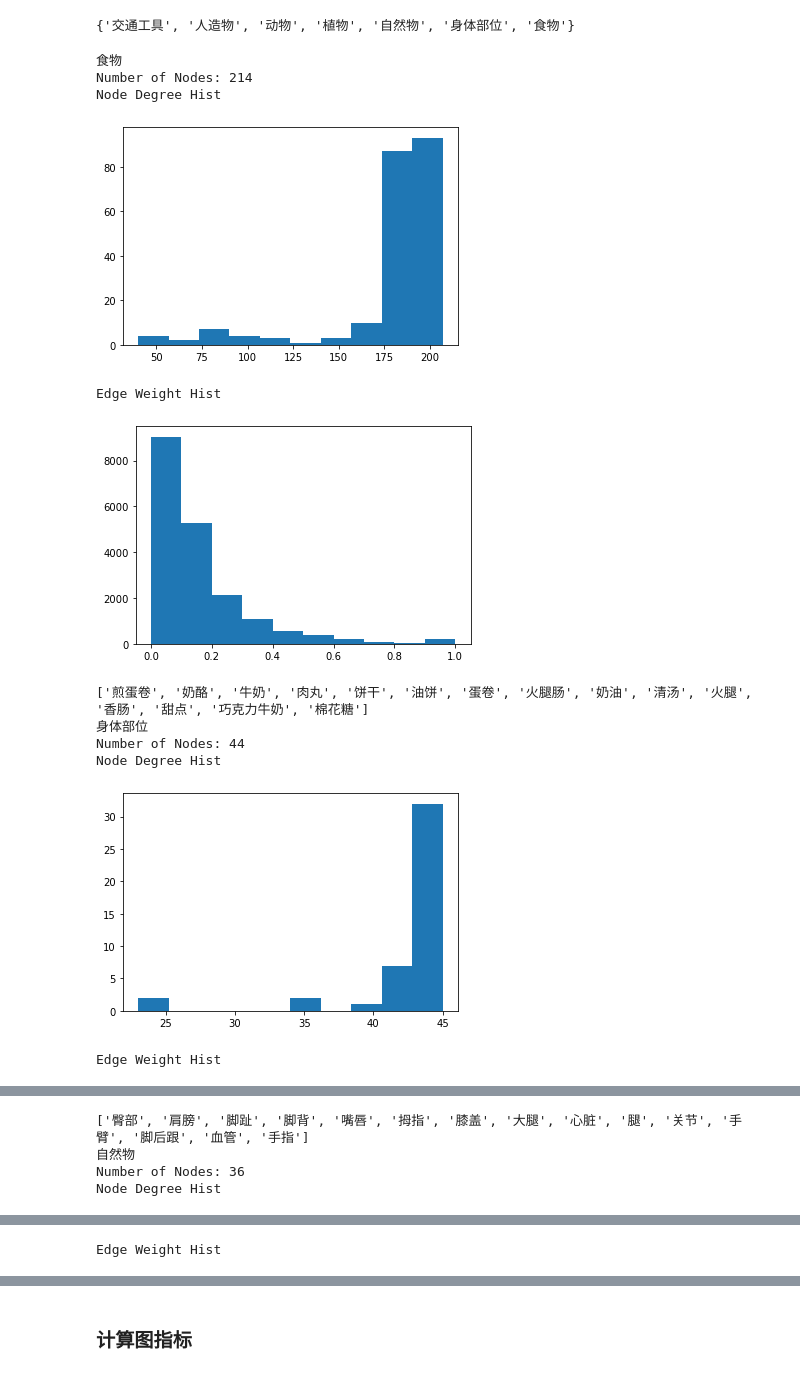
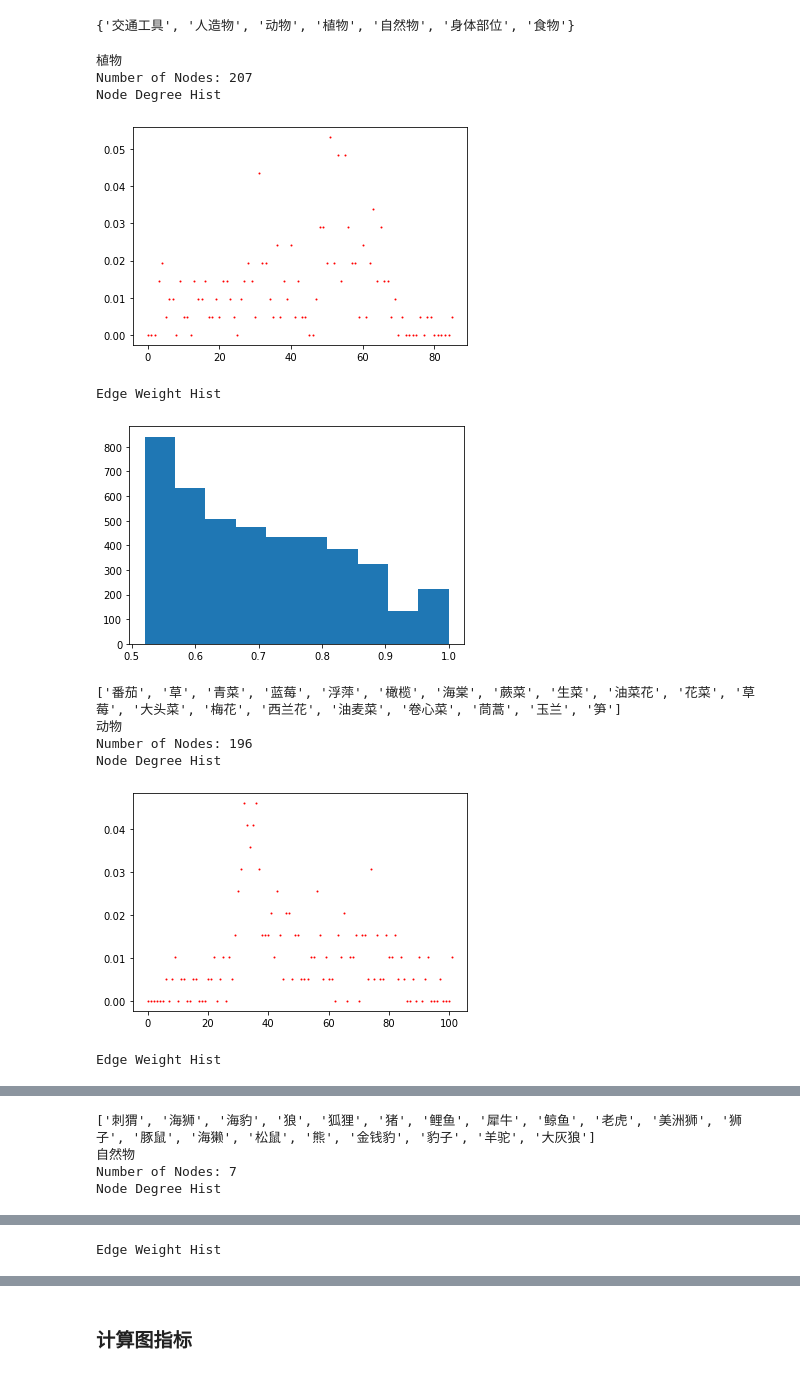
Before and after one commit to JoseZhangSH/SemanticNetwork_DataAnalysis, a Jupyter notebook: data/Data Processing.ipynb, the cells around one changed output, grey strips where cells are left out. Drawn from its saved outputs; the diff is of its cells as text; code cells hidden in the pictures.

```diff
--- a/data/Data Processing.ipynb
+++ b/data/Data Processing.ipynb
@@ -174,15 +275,15 @@ def get_children(df, row_name):
 ## 导入完整的概念-特征网络
 
 # 导入concept-feature 连接数据
-df_rel_raw = pd.read_csv('00_Raw Data/All concepts and features.csv')
+# df_rel_raw = pd.read_csv('00_Raw Data/All concepts and features.csv')
 
-# 导入concept 节点属性数据
-df_concept_info = pd.read_csv('00_Raw Data/CCFD_concept_info.csv')
+# # 导入concept 节点属性数据
+# df_concept_info = pd.read_csv('00_Raw Data/CCFD_concept_info.csv')
 
-# join 成一张表
-df_complete = df_rel_raw.join(df_concept_info.set_index('Id'), on='Concept').drop(["Unnamed: 4", "Label", "concept", "superior category", "subcategory"], axis=1)
-df_complete.to_csv('01_Processed Data/Complete-Data.csv',index=False)
+# # join 成一张表
+# df_complete = df_rel_raw.join(df_concept_info.set_index('Id'), on='Concept').drop(["Unnamed: 4", "Label", "concept", "superior category", "subcategory"], axis=1)
+# df_complete.to_csv('01_Processed Data/Complete-Data.csv',index=False)
 
-# # 读取已经处理好的完整语义网络数据
-# df_complete = pd.read_csv('01_Processed Data/Complete-Data.csv')
-# df_complete.head()
+# 读取已经处理好的完整语义网络数据
+df_complete = pd.read_csv('01_Processed Data/Complete-Data.csv')
+df_complete.head()
@@ -197,6 +296,0 @@ G_ConceptNetwork.edges[('安全带', '安全帽')]
-# %%
-for u,v,e in G_ConceptNetwork.edges(data=True):
-    if ((e['weight'] < 0.33) & (e['weight']>0.32)):
-        shared_features = Extract_Associate_SemanticFeature(df_complete, 'Concept', 'Feature', u, v)
-        if shared_features !=0:
-            print(e['weight'],u,v,shared_features)
@@ -347,0 +548,2 @@ len(G_ConceptNetwork.edges)
+# %%
+node_list = ['画笔','蜡笔','手掌','手','臀部','手臂','手指','钢笔','画纸','记号笔']
@@ -347,0 +554,6 @@ len(G_ConceptNetwork.edges)
+# %%
+def filter_node(node):
+    if node in node_list:
+        return node
+
+view = nx.subgraph_view(G_ConceptNetwork,filter_node=filter_node,)
@@ -434,22 +708,25 @@ NodeAttributeValueList(G_ConceptNetwork,'maincategory')
 # %% [output]
 {'交通工具', '人造物', '动物', '植物', '自然物', '身体部位', '食物'}
 # %%
-maincategorys = {'交通工具', '人造物', '动物', '植物', '自然物', '身体部位', '食物'}
+cue_words = []
+
+maincategorys = NodeAttributeValueList(G_ConceptNetwork,'maincategory')
 for i in maincategorys:
     print(i)
-    view = ClusterFilter(G_ConceptNetwork,'maincategory',i,'weight',0,False,'G6')
-    cue_words = NodeSampling(view,15,'top')
-    print(cue_words)
+    view = ClusterFilter(G_ConceptNetwork,'maincategory',i,'weight',0,True,'Gephi')
+    cue_words_maincategory = NodeSampling(view,20,'top')
+    cue_words = cue_words + cue_words_maincategory
+    print(cue_words_maincategory)
 # %% [output]
-食物
-Number of Nodes: 214
+植物
+Number of Nodes: 207
 Node Degree Hist
-[figure, old version]
+[figure, new version]
 Edge Weight Hist
-[figure, old version]
+[figure, new version]
-['煎蛋卷', '奶酪', '牛奶', '肉丸', '饼干', '油饼', '蛋卷', '火腿肠', '奶油', '清汤', '火腿', '香肠', '甜点', '巧克力牛奶', '棉花糖']
-身体部位
-Number of Nodes: 44
+['番茄', '草', '青菜', '蓝莓', '浮萍', '橄榄', '海棠', '蕨菜', '生菜', '油菜花', '花菜', '草莓', '大头菜', '梅花', '西兰花', '油麦菜', '卷心菜', '茼蒿', '玉兰', '笋']
+动物
+Number of Nodes: 196
 Node Degree Hist
-[figure, old version]
+[figure, new version]
 Edge Weight Hist
@@ -457,4 +734,4 @@ Edge Weight Hist
-['臀部', '肩膀', '脚趾', '脚背', '嘴唇', '拇指', '膝盖', '大腿', '心脏', '腿', '关节', '手臂', '脚后跟', '血管', '手指']
+['刺猬', '海狮', '海豹', '狼', '狐狸', '猪', '鲤鱼', '犀牛', '鲸鱼', '老虎', '美洲狮', '狮子', '豚鼠', '海獭', '松鼠', '熊', '金钱豹', '豹子', '羊驼', '大灰狼']
 自然物
-Number of Nodes: 36
+Number of Nodes: 7
 Node Degree Hist
```
Also changed, not shown: parts of 54 cells of this notebook, 38 other files.
